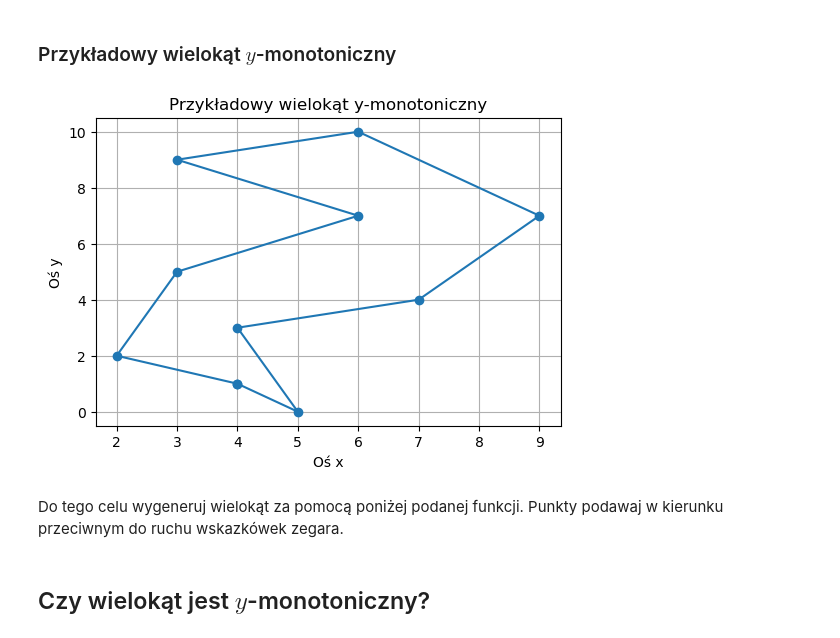
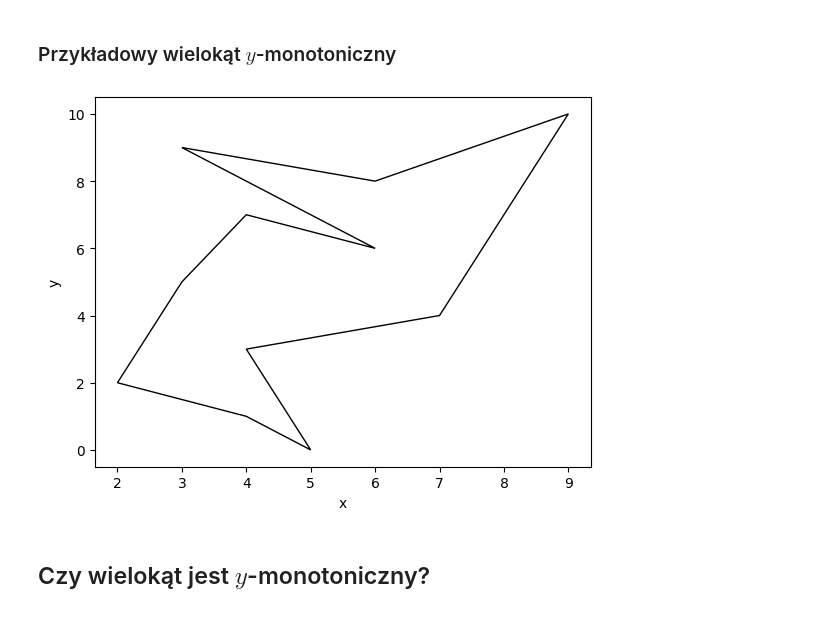
Before and after one commit to aghbit/Algorytmy-Geometryczne, a Jupyter notebook: bitalg/lab3/main.ipynb, the cells around one changed output. Cells and saved outputs as stored; diff of their text form; code cells hidden in the pictures.

```diff
--- a/bitalg/lab3/main.ipynb
+++ b/bitalg/lab3/main.ipynb
@@ -8,16 +8,3 @@ import matplotlib.pyplot as plt
 # Triangulacja wielokątów monotonicznych - problem monitorowania galerii
 # %% [markdown]
 ## Przydatne funkcje
-# %%
-def draw_polygon():
-    x = np.array([4, 2, 3, 6, 3, 6, 9, 7, 4, 5])
-    y = np.array([1, 2, 5, 7, 9, 10, 7, 4, 3, 0])
-    x = np.append(x, x[0])
-    y = np.append(y, y[0])
-    plt.figure(figsize=(6, 4))
-    plt.plot(x, y, marker='o')
-    plt.title("Przykładowy wielokąt y-monotoniczny")
-    plt.xlabel("Oś x")
-    plt.ylabel("Oś y")
-    plt.grid(True)
-    plt.show()
@@ -60,0 +11,18 @@ def draw_polygon_tri():
+# %%
+polygon_example=[(4, 1), (2, 2), (3, 5), (4, 7), (6, 6), (3, 9), (6, 8), (9, 10), (7, 4), (4, 3), (5, 0)]
+polygon_example_colors=[4,4,4,4,3,0,2,0,4,4,1]
+polygon_example_tri = [(polygon_example[0],polygon_example[9]),
+                       (polygon_example[1],polygon_example[9]),
+                       (polygon_example[2],polygon_example[9]),
+                       (polygon_example[2],polygon_example[4]),
+                       (polygon_example[2],polygon_example[8]),
+                       (polygon_example[4],polygon_example[8]),
+                       (polygon_example[4],polygon_example[6]),
+                       (polygon_example[4],polygon_example[7])
+                  ]
+# %%
+def draw_polygon(polygon):
+    vis = Visualizer()
+    points = polygon
+    vis.add_polygon(polygon, fill=False)
+    vis.show()
@@ -67,8 +67,6 @@ Celem ćwiczenia jest:
 # %% [markdown]
 ### Przykładowy wielokąt $y$-monotoniczny
 # %%
-draw_polygon()
+draw_polygon(polygon_example)
 # %% [output]
-[figure, old version]
+[figure, new version]
-# %% [markdown]
-Do tego celu wygeneruj wielokąt za pomocą poniżej podanej funkcji. Punkty podawaj w kierunku przeciwnym do ruchu wskazkówek zegara.
```
Also changed, not shown: parts of 17 cells of this notebook.
